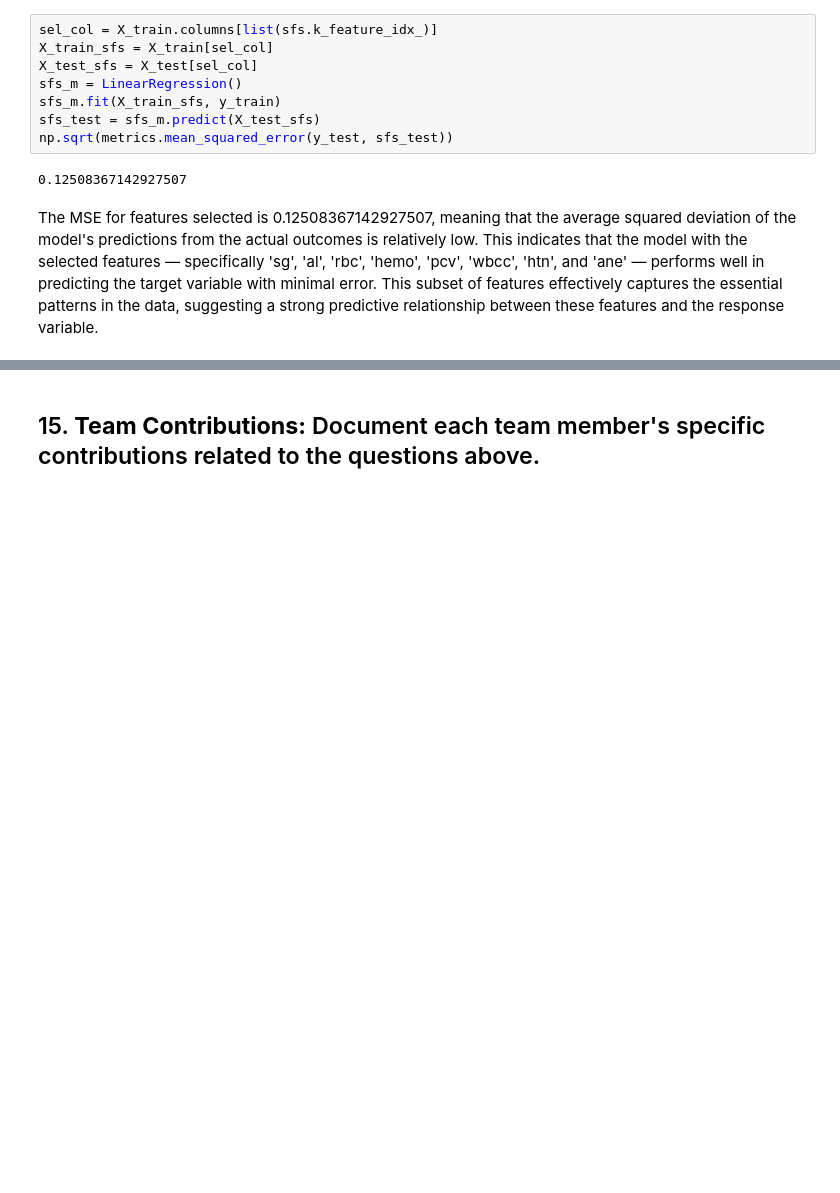
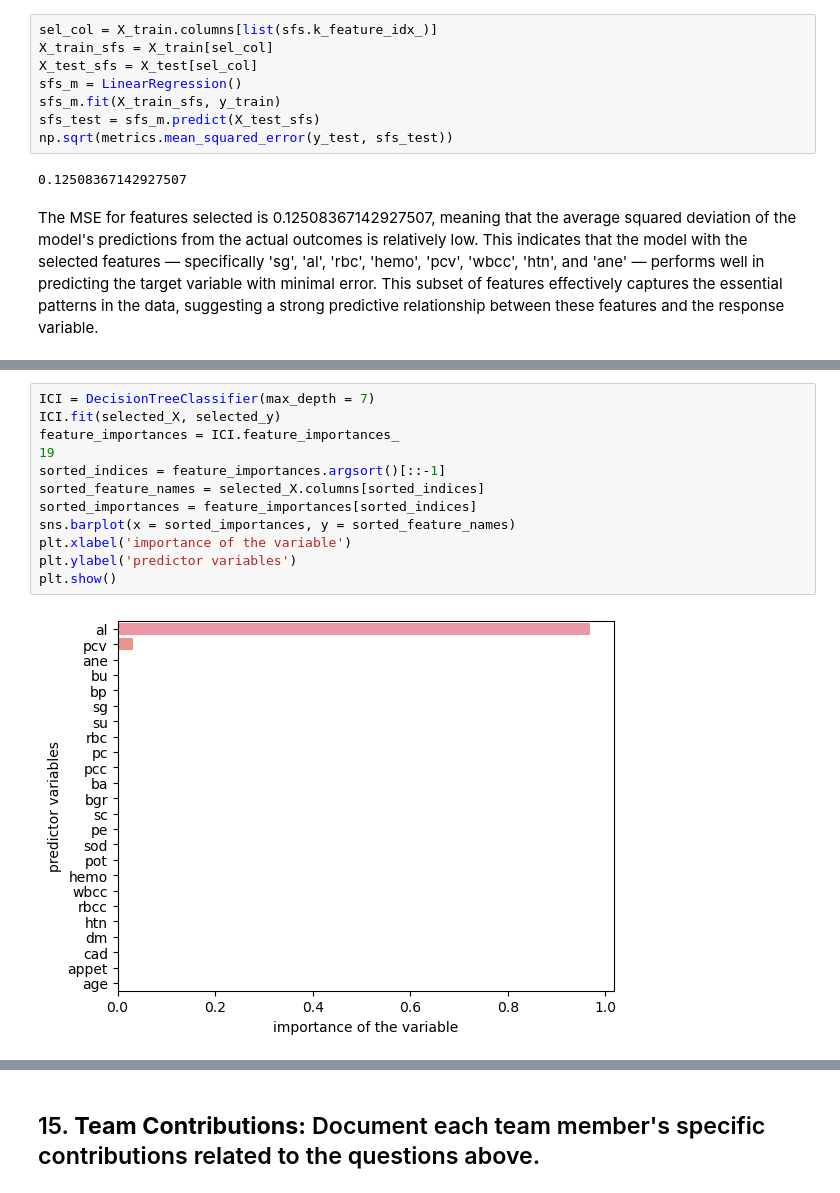
Before and after one commit to lisall8/3DAProject, a Jupyter notebook: assignment6.ipynb, the cells around one changed output, grey strips where cells are left out. Drawn from its saved outputs; the diff is of its cells as text; blank space fills up the shorter version.

```diff
--- a/assignment6.ipynb
+++ b/assignment6.ipynb
@@ -648,0 +629,14 @@ The MSE for features selected is 0.12508367142927507, meaning that the average s
+# %%
+ICI = DecisionTreeClassifier(max_depth = 7)
+ICI.fit(selected_X, selected_y)
+feature_importances = ICI.feature_importances_
+19
+sorted_indices = feature_importances.argsort()[::-1]
+sorted_feature_names = selected_X.columns[sorted_indices]
+sorted_importances = feature_importances[sorted_indices]
+sns.barplot(x = sorted_importances, y = sorted_feature_names)
+plt.xlabel('importance of the variable')
+plt.ylabel('predictor variables')
+plt.show()
+# %% [output]
+[figure, added]
```
Also changed, not shown: parts of 20 cells of this notebook.
